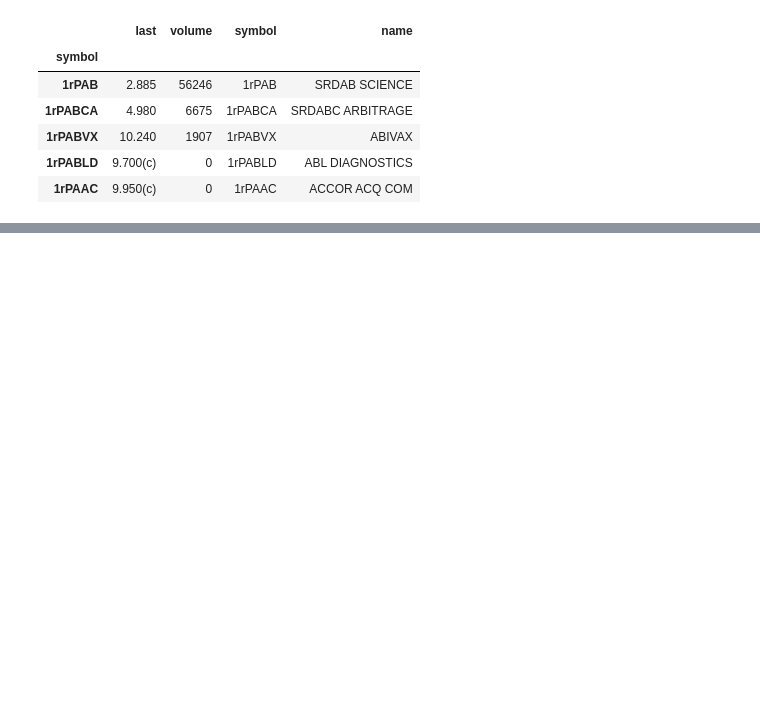
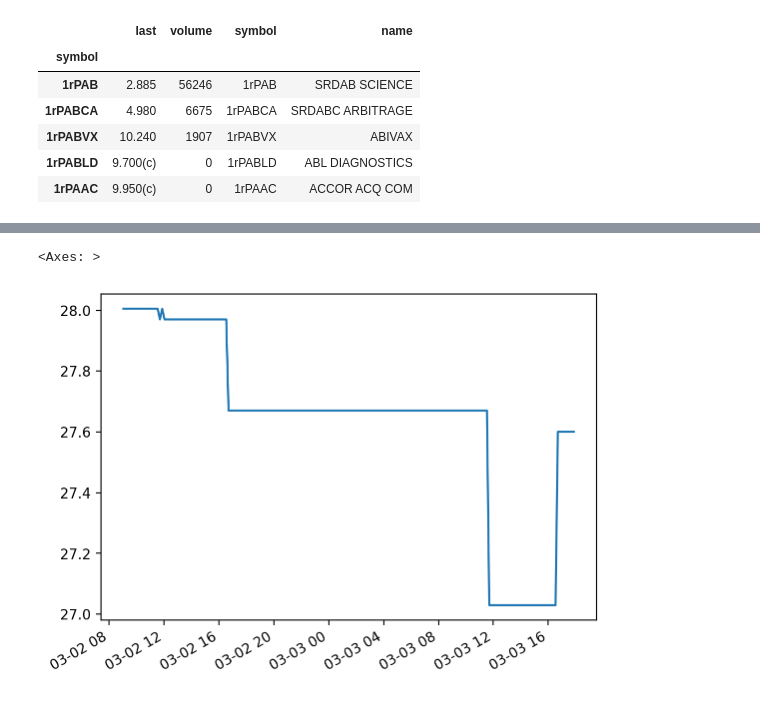
Before and after one commit to sankBalde/BigData, a Jupyter notebook: Notebooks/filter_data.ipynb, the cells around one changed output, grey strips where cells are left out. Cells and saved outputs as stored; diff of their text form; code cells hidden in the pictures; blank space fills up the shorter version.

```diff
--- a/Notebooks/filter_data.ipynb
+++ b/Notebooks/filter_data.ipynb
@@ -30,0 +167,5 @@ df.head()
+# %%
+axa.loc["2023-03-02": "2023-03-03", "last"].plot()
+# %% [output]
+<Axes: >
+[figure, added]
```
Also changed, not shown: parts of 23 cells of this notebook, 1 other file.
